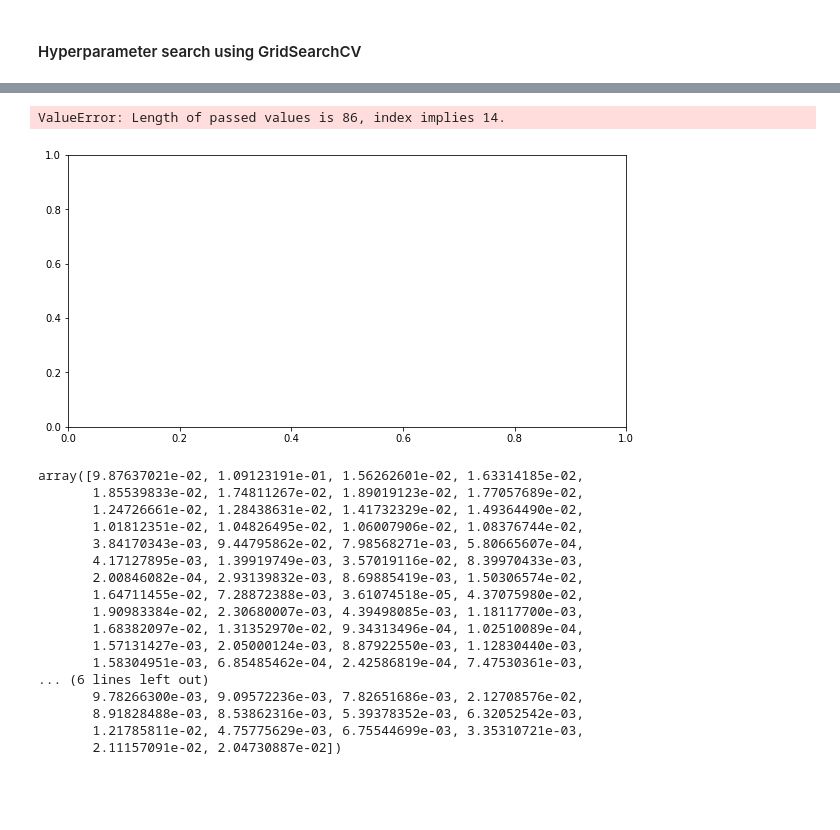
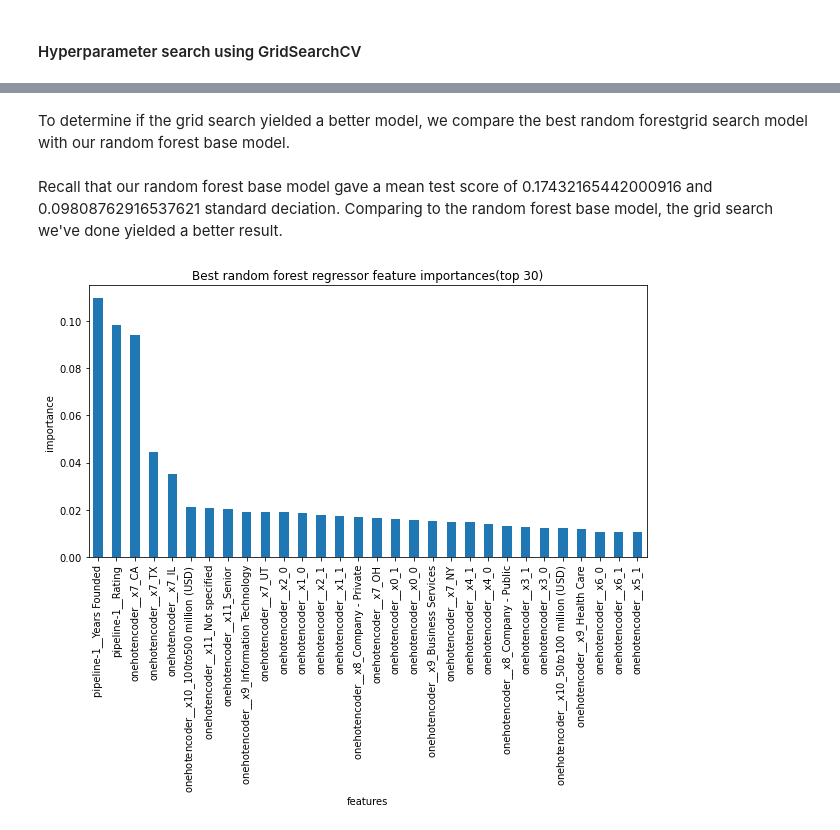
Before and after one commit to abbybby/CapstoneTwo_JobSalaryPrediction, a Jupyter notebook: Modeling.ipynb, the cells around one changed output, grey strips where cells are left out. Cells and saved outputs as stored; diff of their text form; code cells hidden in the pictures; blank space fills up the shorter version.

Commit message:
Get feature names from pipeline

```diff
--- a/Modeling.ipynb
+++ b/Modeling.ipynb
@@ -219,0 +204,7 @@ The above suggests a good value for k is 12.
+# %%
+# Create an improved Lasso model with alpha =0.05
+best_lasso_pipe = make_pipeline(
+    preprocess,
+    Lasso(alpha=0.05)
+)
+best_lasso_pipe.fit(X_train, y_train1)
@@ -258,5 +246,0 @@ df.shape
-# %%
-# Get the linear model coefficients
-coefs = lr_grid_cv.best_estimator_.named_steps.linearregression.coef_
-features = X_train.columns[selected]
-#pd.Series(coefs, index=features).sort_values(ascending=False) #abs
@@ -318,2 +369,0 @@ rf_random_cv = RandomizedSearchCV(estimator = rf_pipe, param_distributions = ran
-# %%
-rf_random_cv.fit(X_train, y_train1)
@@ -383,0 +372,7 @@ rf_param_grid
+# %%
+rf_param_grid = {
+    'randomforestregressor__bootstrap': [True, False],
+    'randomforestregressor__max_features': ['auto', 'sqrt'],
+    'randomforestregressor__n_estimators': [int(x) for x in np.linspace(start = 10, stop = 1500, num = 15)]
+}
+rf_param_grid
@@ -422,32 +436,15 @@ np.mean(rf_best_scores), np.std(rf_best_scores)
+# %% [markdown]
+To determine if the grid search yielded a better model, we compare the best random forestgrid search model with our random forest base model.
+# %% [markdown]
+Recall that our random forest base model gave a mean test score of 0.17432165442000916 and 0.09808762916537621 standard deciation. Comparing to the random forest base model, the grid search we've done yielded a better result.
 # %%
-#Plot a barplot of the random forest's feature importances
+#Plot a barplot of the random forest's feature importances (display the top 30 most important features only)
 plt.subplots(figsize=(10, 5))
-imps = rf_grid_cv.best_estimator_.named_steps.randomforestregressor.feature_importances_
-rf_feat_imps = pd.Series(imps, index=X_train.columns).sort_values(ascending=False)
+importances = rf_grid_cv.best_estimator_.named_steps.randomforestregressor.feature_importances_
+rf_feat_imps = pd.Series(importances, index=get_feature_names(preprocess)).sort_values(ascending=False).head(30)
 rf_feat_imps.plot(kind='bar')
 plt.xlabel('features')
 plt.ylabel('importance')
-plt.title('Best random forest regressor feature importances');
+plt.title('Best random forest regressor feature importances (top 30)');
 # %% [output]
-ValueError: Length of passed values is 86, index implies 14.
-[figure, old version]
+[figure, new version]
-# %%
-imps
-# %% [output]
-array([9.87637021e-02, 1.09123191e-01, 1.56262601e-02, 1.63314185e-02,
-       1.85539833e-02, 1.74811267e-02, 1.89019123e-02, 1.77057689e-02,
-       1.24726661e-02, 1.28438631e-02, 1.41732329e-02, 1.49364490e-02,
-       1.01812351e-02, 1.04826495e-02, 1.06007906e-02, 1.08376744e-02,
-       3.84170343e-03, 9.44795862e-02, 7.98568271e-03, 5.80665607e-04,
-       4.17127895e-03, 1.39919749e-03, 3.57019116e-02, 8.39970433e-03,
-       2.00846082e-04, 2.93139832e-03, 8.69885419e-03, 1.50306574e-02,
-       1.64711455e-02, 7.28872388e-03, 3.61074518e-05, 4.37075980e-02,
-       1.90983384e-02, 2.30680007e-03, 4.39498085e-03, 1.18117700e-03,
-       1.68382097e-02, 1.31352970e-02, 9.34313496e-04, 1.02510089e-04,
-       1.57131427e-03, 2.05000124e-03, 8.87922550e-03, 1.12830440e-03,
-       1.58304951e-03, 6.85485462e-04, 2.42586819e-04, 7.47530361e-03,
-... (6 lines left out)
-       9.78266300e-03, 9.09572236e-03, 7.82651686e-03, 2.12708576e-02,
-       8.91828488e-03, 8.53862316e-03, 5.39378352e-03, 6.32052542e-03,
-       1.21785811e-02, 4.75775629e-03, 6.75544699e-03, 3.35310721e-03,
-       2.11157091e-02, 2.04730887e-02])
```
Also changed, not shown: parts of 49 cells of this notebook.
